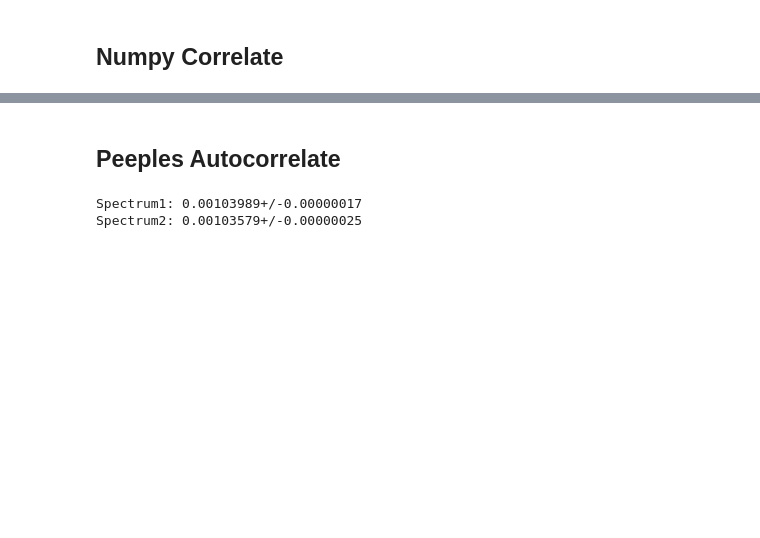
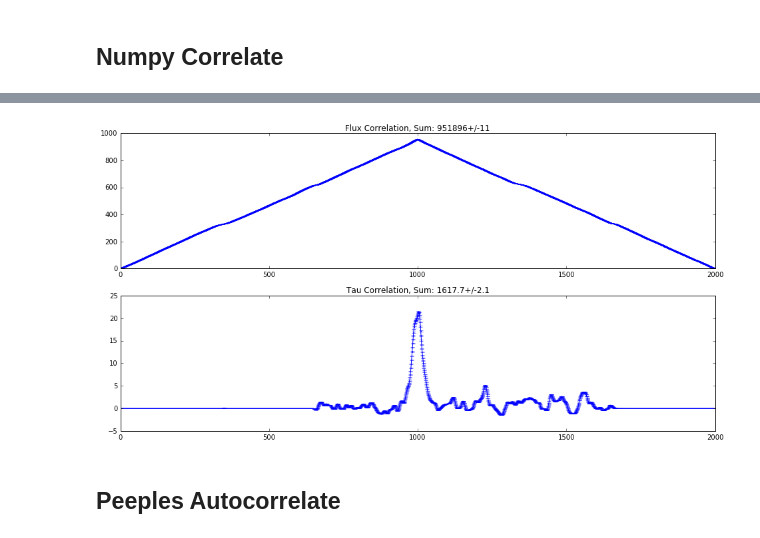
Before and after one commit to MISTY-pipeline/spectacle, a Jupyter notebook: notebooks/Correlation Metric Analysis.ipynb, the cells around one changed output, grey strips where cells are left out. Saved outputs shown, nothing was run; the diff lists cells and outputs as text; code cells hidden in the pictures; blank space fills up the shorter version.

```diff
--- a/notebooks/Correlation Metric Analysis.ipynb
+++ b/notebooks/Correlation Metric Analysis.ipynb
@@ -68,0 +125,11 @@ WARNING:root:Dispersions have different deltas: 0.10696241768992998 and 0.111417
+# %%
+vals, uncerts = npcorrelate(spectrum1, spectrum2, mode='full')
+tvals, tuncerts = npcorrelate(spectrum1, spectrum2, mode='full', use_tau=True)
+
+f, (ax1, ax2) = plt.subplots(2, 1)
+ax1.errorbar(range(len(vals)), vals, yerr=uncerts)
+ax1.set_title("Flux Correlation, Sum: {}".format(unp.uarray(vals, uncerts).sum()))
+ax2.errorbar(range(len(tvals)), tvals, yerr=tuncerts)
+ax2.set_title("Tau Correlation, Sum: {}".format(unp.uarray(tvals, tuncerts).sum()))
+plt.show()
+# %% [output]
@@ -69,11 +138,14 @@ WARNING:root:Dispersions have different deltas: 0.10696241768992998 and 0.111417
+[figure, added]
 # %% [markdown]
 ## Peeples Autocorrelate
 # %%
 res1 = autocorrelate(spectrum1)
 res2 = autocorrelate(spectrum2)
+tres1 = autocorrelate(spectrum1, use_tau=True)
+tres2 = autocorrelate(spectrum2, use_tau=True)
 
 print("Spectrum1: {}".format(unp.uarray(*res1)))
 print("Spectrum2: {}".format(unp.uarray(*res2)))
+
+print("Tau Spectrum1: {}".format(unp.uarray(*tres1)))
+print("Tau Spectrum2: {}".format(unp.uarray(*tres2)))
-# %% [output]
-Spectrum1: 0.00103989+/-0.00000017
-Spectrum2: 0.00103579+/-0.00000025
```
Also changed, not shown: parts of 14 cells of this notebook, 5 other files.
